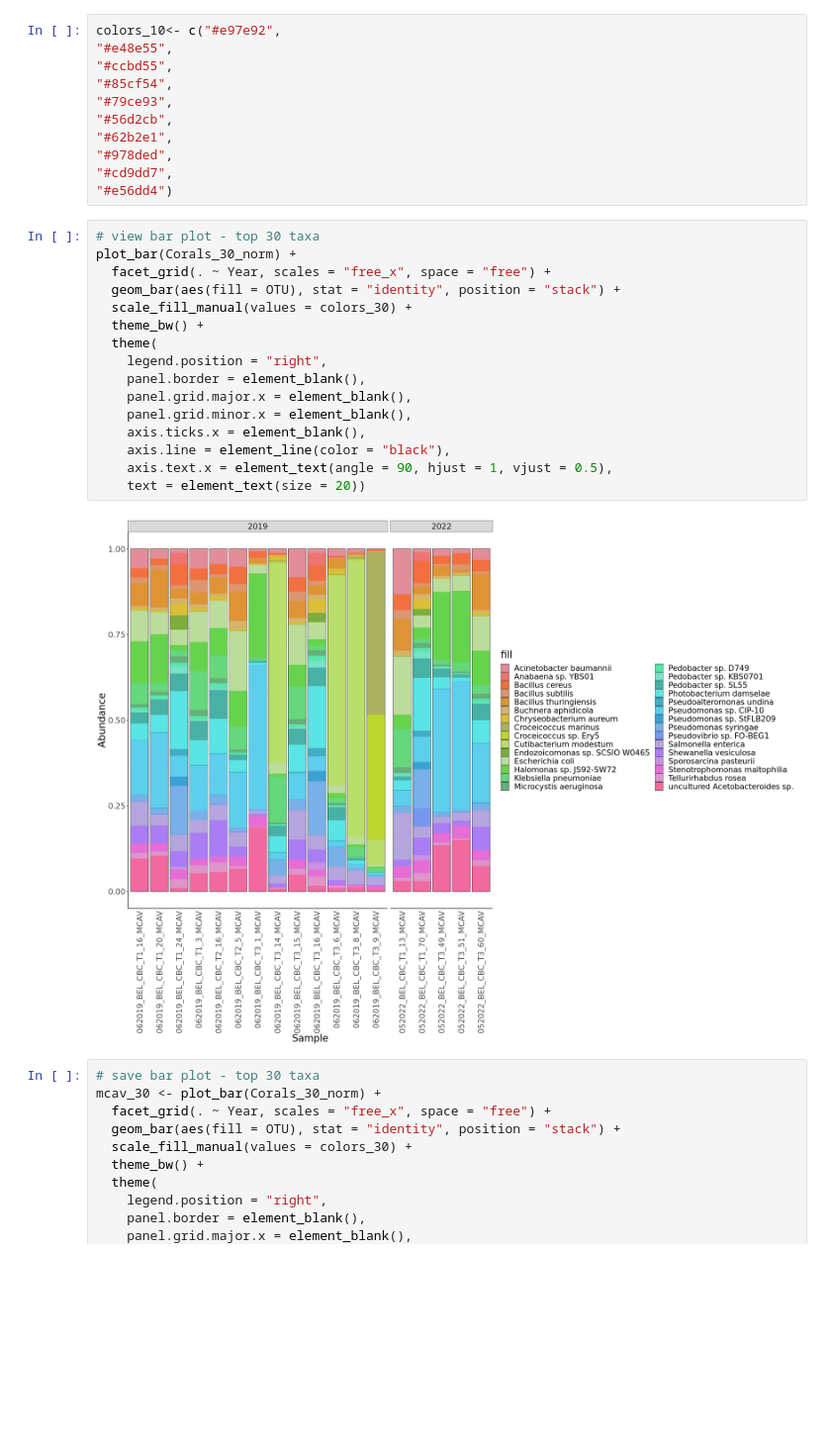
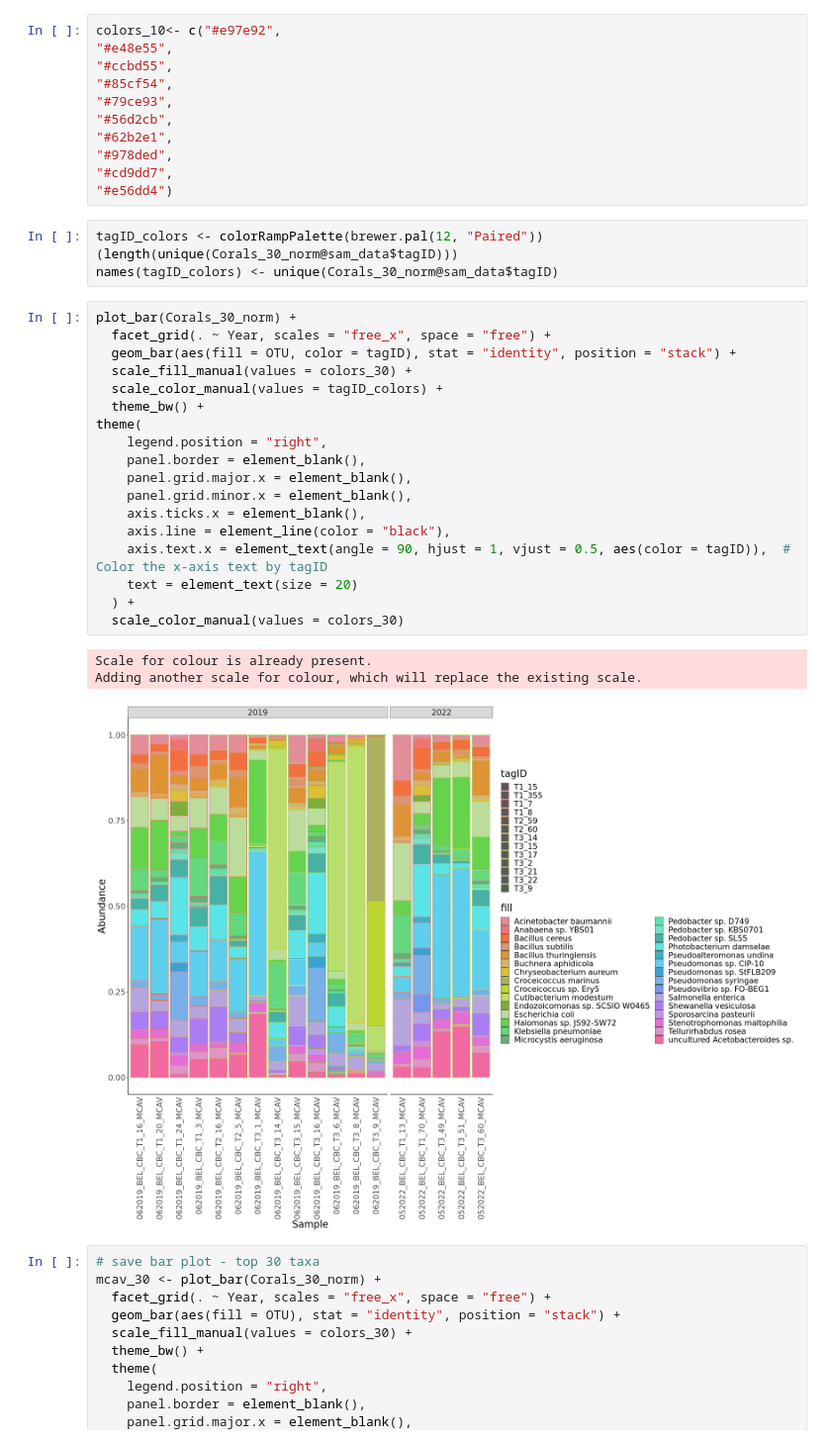
Before and after one commit to brookewicz/CBC_metagenomics, a Jupyter notebook: mcav1/mcav_taxonomy_plots.ipynb, the cells around one changed output. Shown at 99% size. Drawn from its saved outputs; the diff is of its cells as text; blank space fills up the shorter version.

Commit message:
finalize bar plots healthy vs diseased mcav

```diff
--- a/mcav1/mcav_taxonomy_plots.ipynb
+++ b/mcav1/mcav_taxonomy_plots.ipynb
@@ -860,24 +958,31 @@ colors_10<- c("#e97e92",
 "#978ded",
 "#cd9dd7",
 "#e56dd4")
+# %%
+tagID_colors <- colorRampPalette(brewer.pal(12, "Paired"))(length(unique(Corals_30_norm@sam_data$tagID)))
+names(tagID_colors) <- unique(Corals_30_norm@sam_data$tagID)
 # %%
-# view bar plot - top 30 taxa
 plot_bar(Corals_30_norm) +
   facet_grid(. ~ Year, scales = "free_x", space = "free") +
-  geom_bar(aes(fill = OTU), stat = "identity", position = "stack") +
+  geom_bar(aes(fill = OTU, color = tagID), stat = "identity", position = "stack") +
   scale_fill_manual(values = colors_30) +
+  scale_color_manual(values = tagID_colors) +
   theme_bw() +
-  theme(
+theme(
     legend.position = "right",
     panel.border = element_blank(),
     panel.grid.major.x = element_blank(),
     panel.grid.minor.x = element_blank(),
     axis.ticks.x = element_blank(),
     axis.line = element_line(color = "black"),
-    axis.text.x = element_text(angle = 90, hjust = 1, vjust = 0.5),
-    text = element_text(size = 20))
+    axis.text.x = element_text(angle = 90, hjust = 1, vjust = 0.5, aes(color = tagID)),  # Color the x-axis text by tagID
+    text = element_text(size = 20)
+  ) +
+  scale_color_manual(values = colors_30)
 # %% [output]
+Scale for colour is already present.
+Adding another scale for colour, which will replace the existing scale.
-[figure, old version]
+[figure, new version]
 # %%
 # save bar plot - top 30 taxa
 mcav_30 <- plot_bar(Corals_30_norm) +
```
Also changed, not shown: parts of 22 cells of this notebook.
